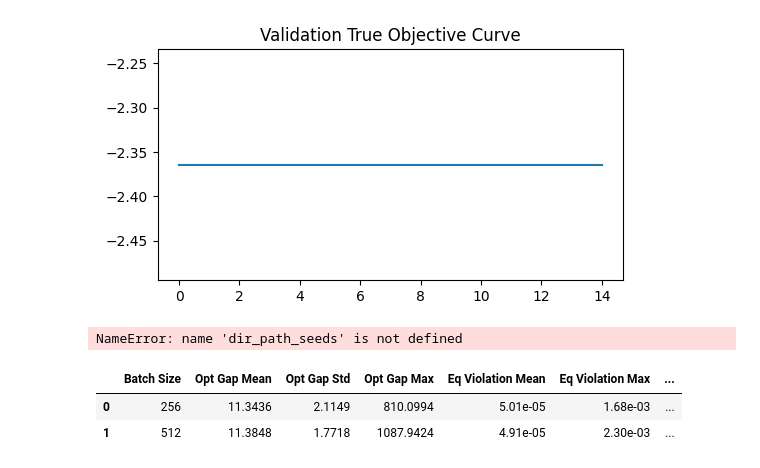
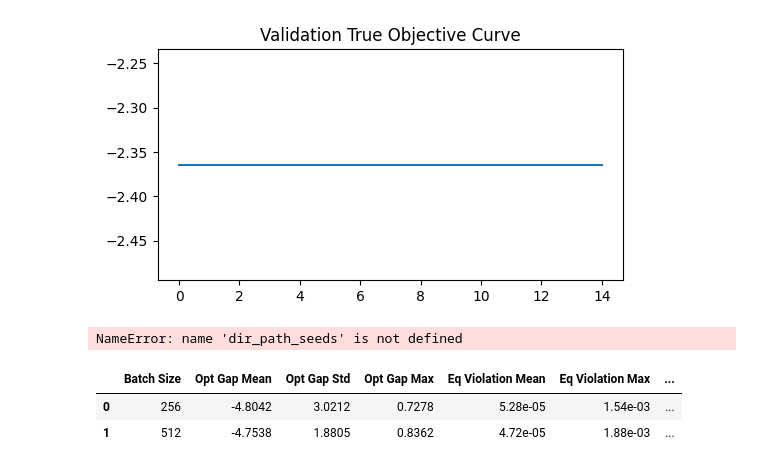
Before and after one commit to xkhainguyen/FSNet, a Jupyter notebook: results/get_results.ipynb, the cells around one changed output. Saved outputs shown, nothing was run; the diff lists cells and outputs as text; code cells hidden in the pictures.

```diff
--- a/results/get_results.ipynb
+++ b/results/get_results.ipynb
@@ -209,37 +209,37 @@ for key in mean_metrics.keys():
 NameError: name 'dir_path_seeds' is not defined
 # %%
 rel_path = "/home/khain/FSNet/"
-dir_path = "results/nonsmooth_nonconvex/socp/SOCPProblem-100-50-50-10000/20251023-152042_MLP_FSNet_seed3_dropout0.0/results.pkl"
+dir_path = "results/nonsmooth_nonconvex/socp/SOCPProblem-100-50-50-10000/20251023-183455_MLP_FSNet_seed0_dropout0.1_finetune_20251023-170626_model_20/results.pkl"
 
 results = load_results(rel_path + dir_path)
 
 # Get batch comparison data from the loaded results
 batch_comparison = results['test_results']['batch_size_comparison']
 
 # Create a more readable DataFrame by expanding the metrics
 readable_data = []
 for batch_size, data in batch_comparison.items():
     metrics = data['metrics']
     row = {
         'Batch Size': batch_size,
         'Opt Gap Mean': f"{metrics['opt_gap_mean']:.4f}",
         'Opt Gap Std': f"{metrics['opt_gap_std']:.4f}",
         'Opt Gap Max': f"{metrics['opt_gap_max']:.4f}",
         'Eq Violation Mean': f"{metrics['eq_violation_l1_mean']:.2e}",
         'Eq Violation Max': f"{metrics['eq_violation_l1_max']:.2e}",
         'Ineq Violation Mean': f"{metrics['ineq_violation_l1_mean']:.2e}",
         'Ineq Violation Max': f"{metrics['ineq_violation_l1_max']:.2e}",
         'Average Batch Time (s)': f"{metrics['avg_inference_time']:.4f}",
     }
     readable_data.append(row)
 
 df_readable = pd.DataFrame(readable_data)
 df_readable_styled = df_readable.style.set_properties(**{'text-align': 'center'})
 display(df_readable_styled)
 # %% [output]
 |  | Batch Size | Opt Gap Mean | Opt Gap Std | Opt Gap Max | Eq Violation Mean | Eq Violation Max | ... |
-| 0 | 256 | 11.3436 | 2.1149 | 810.0994 | 5.01e-05 | 1.68e-03 | ... |
-| 1 | 512 | 11.3848 | 1.7718 | 1087.9424 | 4.91e-05 | 2.30e-03 | ... |
+| 0 | 256 | -4.8042 | 3.0212 | 0.7278 | 5.28e-05 | 1.54e-03 | ... |
+| 1 | 512 | -4.7538 | 1.8805 | 0.8362 | 4.72e-05 | 1.88e-03 | ... |
 # %%
 # multiple seeds
 dir_path_seeds = [
```
Also changed, not shown: parts of 1 cell of this notebook, 4 other files.
